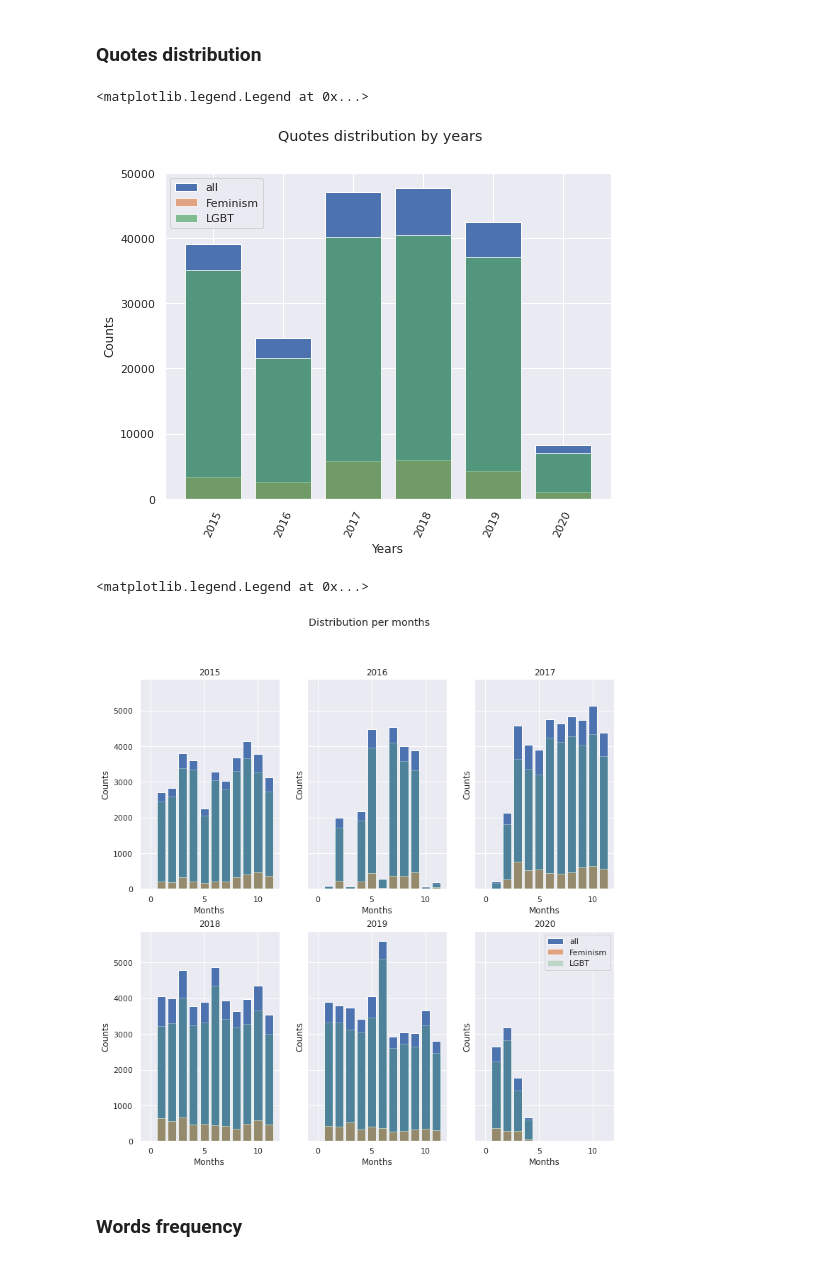
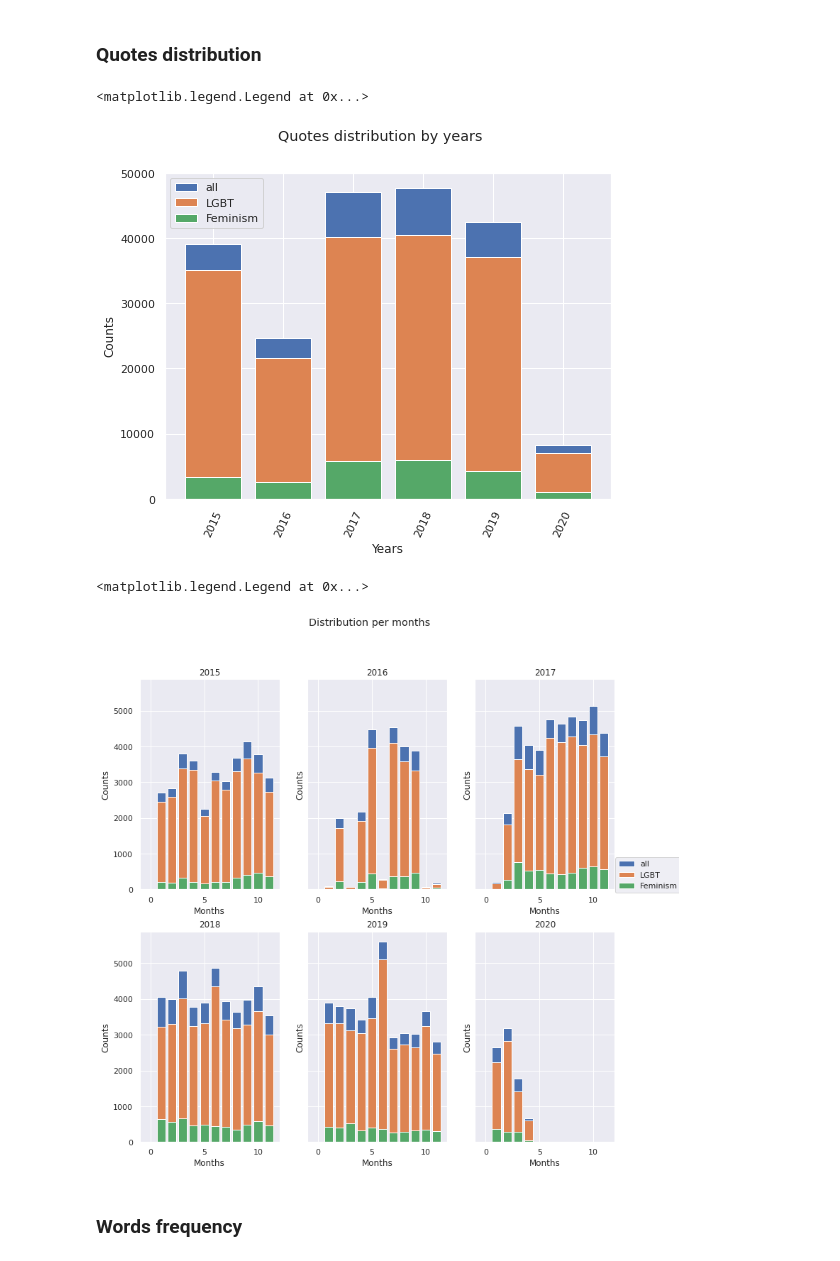
Before and after one commit to epfl-ada/ada-2021-project-fadalbazooka, a Jupyter notebook: Initial_analysis.ipynb, the cells around one changed output. Drawn from its saved outputs; the diff is of its cells as text; code cells hidden in the pictures.

```diff
--- a/Initial_analysis.ipynb
+++ b/Initial_analysis.ipynb
@@ -178,30 +176,31 @@ plt.xlabel("Years")
 plt.ylabel("Counts")
 plt.xticks(rotation=65)
 plt.bar(year_quotes.keys(), year_quotes.values(), label="all")
-plt.bar(year_quotes_fem.keys(), year_quotes_fem.values(), alpha=0.7, label="Feminism")
-plt.bar(year_quotes_lgbt.keys(), year_quotes_lgbt.values(), alpha=0.7, label="LGBT")
+plt.bar(year_quotes_lgbt.keys(), year_quotes_lgbt.values(), label="LGBT")
+plt.bar(year_quotes_fem.keys(), year_quotes_fem.values(), label="Feminism")
 plt.legend(loc="best")
 # %% [output]
 <matplotlib.legend.Legend at 0x...>
-[figure, old version]
+[figure, new version]
 # %%
 fig, axs = plt.subplots(2, 3, figsize=(12, 12), sharey=True)
 fig.suptitle(f"Distribution per months")
 
 for idx, year in enumerate(YEARS):
   data = {month: ((full_wiki.quote_year == year) & (full_wiki.quote_month == month)).sum() for month in range(12)}
   data_f = {month: ((data_fem.quote_year == year) & (data_fem.quote_month == month)).sum() for month in range(12)}
   data_l = {month: ((data_lgbt.quote_year == year) & (data_lgbt.quote_month == month)).sum() for month in range(12)}
   axs[idx // 3, idx % 3].set_xlabel("Months")
   axs[idx // 3, idx % 3].set_ylabel("Counts")
   axs[idx // 3, idx % 3].set_title(year)
   axs[idx // 3, idx % 3].bar(data.keys(), data.values(), label="all")
-  axs[idx // 3, idx % 3].bar(data_f.keys(), data_f.values(), alpha=0.7, label="Feminism")
-  axs[idx // 3, idx % 3].bar(data_l.keys(), data_l.values(), alpha=0.3, label="LGBT")
-plt.legend(loc="best")
+  axs[idx // 3, idx % 3].bar(data_l.keys(), data_l.values(), label="LGBT")
+  axs[idx // 3, idx % 3].bar(data_f.keys(), data_f.values(), label="Feminism")
+handles, labels = axs[0, 0].get_legend_handles_labels()
+fig.legend(handles, labels, loc = (0.89, 0.5))
 # %% [output]
 <matplotlib.legend.Legend at 0x...>
-[figure, old version]
+[figure, new version]
 # %% [markdown]
 ### Words frequency
 # %% [markdown]
```
Also changed, not shown: parts of 3 cells of this notebook.
